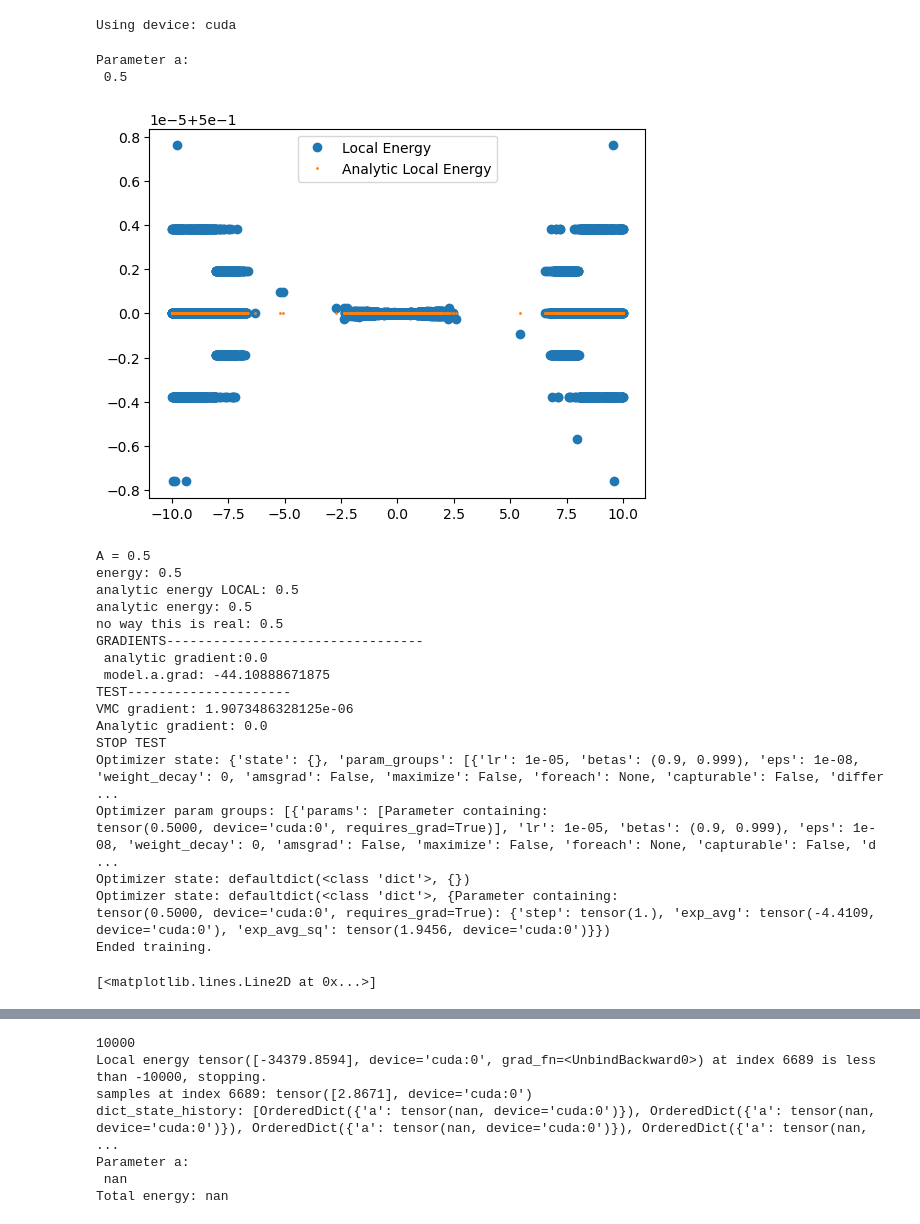
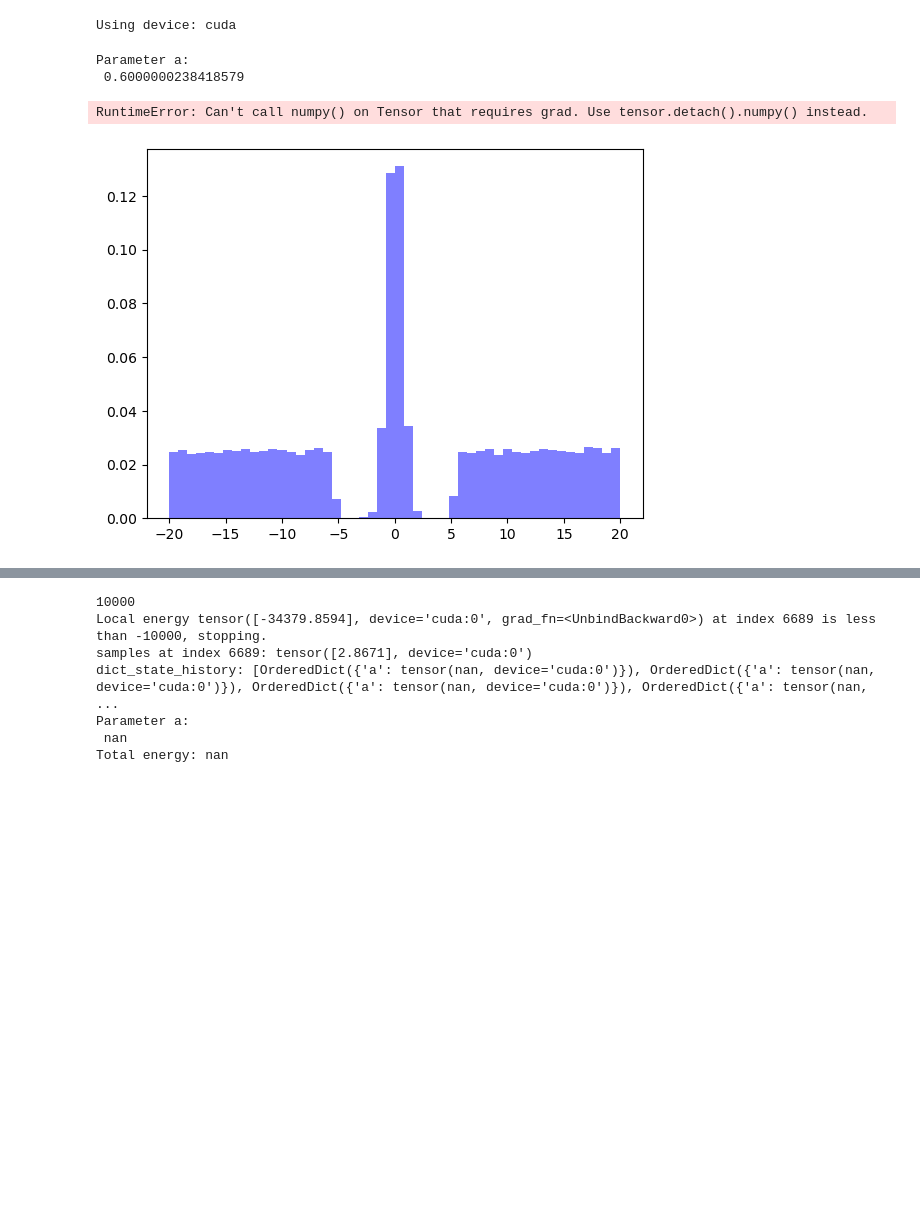
Before and after one commit to pfargas/qvarnet, a Jupyter notebook: notebooks/test_gradients_step_by_step.ipynb, the cells around one changed output, grey strips where cells are left out. Saved outputs shown, nothing was run; the diff lists cells and outputs as text; code cells hidden in the pictures; blank space fills up the shorter version.

Commit message:
Maybe the sampler is wrong?

```diff
--- a/notebooks/test_gradients_step_by_step.ipynb
+++ b/notebooks/test_gradients_step_by_step.ipynb
@@ -476,8 +476,8 @@ import numpy as np
 
 #----------------------- DEFINE PARAMETERS -----------------------
 EPOCHS             = 1
-N_SAMPLES          = 10_000
-L_BOX              = 20.0
+N_SAMPLES          = 50_000
+L_BOX              = 40.0
 STEP_SIZE          = 0.1
 BURN_IN            = 500
 CALLBACK_PATIENCE  = 10000
@@ -485,6 +485,7 @@ CALLBACK_MIN_DELTA = 1e-5
 LEARNING_RATE      = 1e-5
 MLP_LAYER_DIMS     = [1, 10, 1]
 DEBUG              = False
+AA                 = 0.6
 
 wf_history      = []
 samples_history = []
@@ -502,8 +503,9 @@ class StupidAnsatz(nn.Module):
 
     def forward(self, x):
         return torch.exp(-self.a * x**2)
-model = StupidAnsatz(a=0.5)  # Initialize with a small value for a
+model = StupidAnsatz(a=AA)  # Initialize with a small value for a
 model.to(device)
+model.a.grad = None  # Reset gradients to None before training
 
 
 #------------------------ DEFINE HAMILTONIAN -----------------------
@@ -581,9 +583,17 @@ for epoch in (range(EPOCHS)):
     # Run sampler
     sampler.model = model
     x0 = torch.tensor([0.0], device=device)  # Initial point for the sampler
-    samples = sampler(x0, method="parallel", n_walkers=(N_SAMPLES)).requires_grad_(False)
-    samples.requires_grad = True
+    samples = sampler(x0, method="parallel", n_walkers=(N_SAMPLES)).requires_grad_(True)
     end_sample_time = time.time()
+    plt.hist(samples.cpu().detach().numpy(), bins=50, density=True, alpha=0.5, color='blue', label='Sampled Distribution')
+    plt.plot(torch.linspace(-L_BOX, L_BOX, 1000).cpu().numpy(),
+             model(torch.linspace(-L_BOX, L_BOX, 1000).to(device)).cpu().numpy(),
+             color='red', label='Model Distribution', linewidth=1)
+    plt.xlabel('x')
+    plt.ylabel('Probability Density')
+    plt.title('Sampled Distribution vs Model Distribution')
+    plt.legend()
+    plt.show()
 
     # Compute the mean and std of the local energy
     start_energy_time = time.time()
@@ -594,6 +604,21 @@ for epoch in (range(EPOCHS)):
     end_energy_time = time.time()
 
     loss = local_energy.mean()
+
+        # After computing local_energy
+    log_psi = torch.log(model(samples))
+    O_a = torch.autograd.grad(log_psi.sum(), model.a, create_graph=True)[0] / len(samples)
+
+    E_mean = local_energy.mean()
+    O_mean = O_a.mean()
+
+    # Proper VMC energy gradient
+    vmc_energy_gradient = 2 * (torch.mean(local_energy * O_a) - E_mean * O_mean)
+    print(f"TEST---------------------")
+    print(f"VMC gradient: {vmc_energy_gradient.item()}")
+    print(f"Analytic gradient: {analytic_gradient(model.a.item())}")
+    print(f"STOP TEST")
+
     # Compute gradients
     loss.backward()
 
@@ -611,67 +636,34 @@ for epoch in (range(EPOCHS)):
     print(f"GRADIENTS---------------------------------")
     print(f" analytic gradient:{analytic_gradient(model.a.item())}")
     print(f" model.a.grad: {model.a.grad.item()}")
-    print(f"TEST---------------------")
-        # After computing local_energy
-    log_psi = torch.log(model(samples))
-    O_a = torch.autograd.grad(log_psi.sum(), model.a, create_graph=True)[0] / len(samples)
-
-    E_mean = local_energy.mean()
-    O_mean = O_a.mean()
-
-    # Proper VMC energy gradient
-    vmc_energy_gradient = 2 * (torch.mean(local_energy * O_a) - E_mean * O_mean)
-
-    print(f"VMC gradient: {vmc_energy_gradient.item()}")
-    print(f"Analytic gradient: {analytic_gradient(model.a.item())}")
-    print(f"STOP TEST")
 
     dot = make_dot(loss, params=dict(model.named_parameters()))
     dot.render(f"computation_graph_epoch_{epoch}", format="png")  # Save
 
     sampling_times.append(end_sample_time - start_sample_time)
     samples_history.append(samples.cpu().detach())
     dict_state_history.append(model.state_dict())
     wf_history.append(model.state_dict())
     samples_history.append(samples)
     energy_history.append(loss.item())
     local_energy_history.append(local_energy.cpu().detach())
     energy_times.append(end_energy_time - start_energy_time)
 
     # check how optimizer is doing
     print(f"Optimizer state: {optimizer.state_dict()}")
     print(f"Optimizer param groups: {optimizer.param_groups}")
     print(f"Optimizer state: {optimizer.state}")
 
 
     optimizer.step()
     print(f"Optimizer state: {optimizer.state}")
 
     sampler.reset_statistics()
 
 print("Ended training.")
 plt.plot(energy_history, label='Energy History')
 # %% [output]
 Parameter a:
- 0.5
+ 0.6000000238418579
+RuntimeError: Can't call numpy() on Tensor that requires grad. Use tensor.detach().numpy() instead.
-[figure, old version]
+[figure, new version]
-A = 0.5
-energy: 0.5
-analytic energy LOCAL: 0.5
-analytic energy: 0.5
-no way this is real: 0.5
-GRADIENTS---------------------------------
- analytic gradient:0.0
- model.a.grad: -44.10888671875
-TEST---------------------
-VMC gradient: 1.9073486328125e-06
-Analytic gradient: 0.0
-STOP TEST
-Optimizer state: {'state': {}, 'param_groups': [{'lr': 1e-05, 'betas': (0.9, 0.999), 'eps': 1e-08, 'weight_decay': 0, 'amsgrad': False, 'maximize': False, 'foreach': None, 'capturable': False, 'differ ...
-Optimizer param groups: [{'params': [Parameter containing:
-tensor(0.5000, device='cuda:0', requires_grad=True)], 'lr': 1e-05, 'betas': (0.9, 0.999), 'eps': 1e-08, 'weight_decay': 0, 'amsgrad': False, 'maximize': False, 'foreach': None, 'capturable': False, 'd ...
-Optimizer state: defaultdict(<class 'dict'>, {})
-Optimizer state: defaultdict(<class 'dict'>, {Parameter containing:
-tensor(0.5000, device='cuda:0', requires_grad=True): {'step': tensor(1.), 'exp_avg': tensor(-4.4109, device='cuda:0'), 'exp_avg_sq': tensor(1.9456, device='cuda:0')}})
-Ended training.
-[<matplotlib.lines.Line2D at 0x...>]
```
Also changed, not shown: parts of 8 cells of this notebook, 6 other files.
